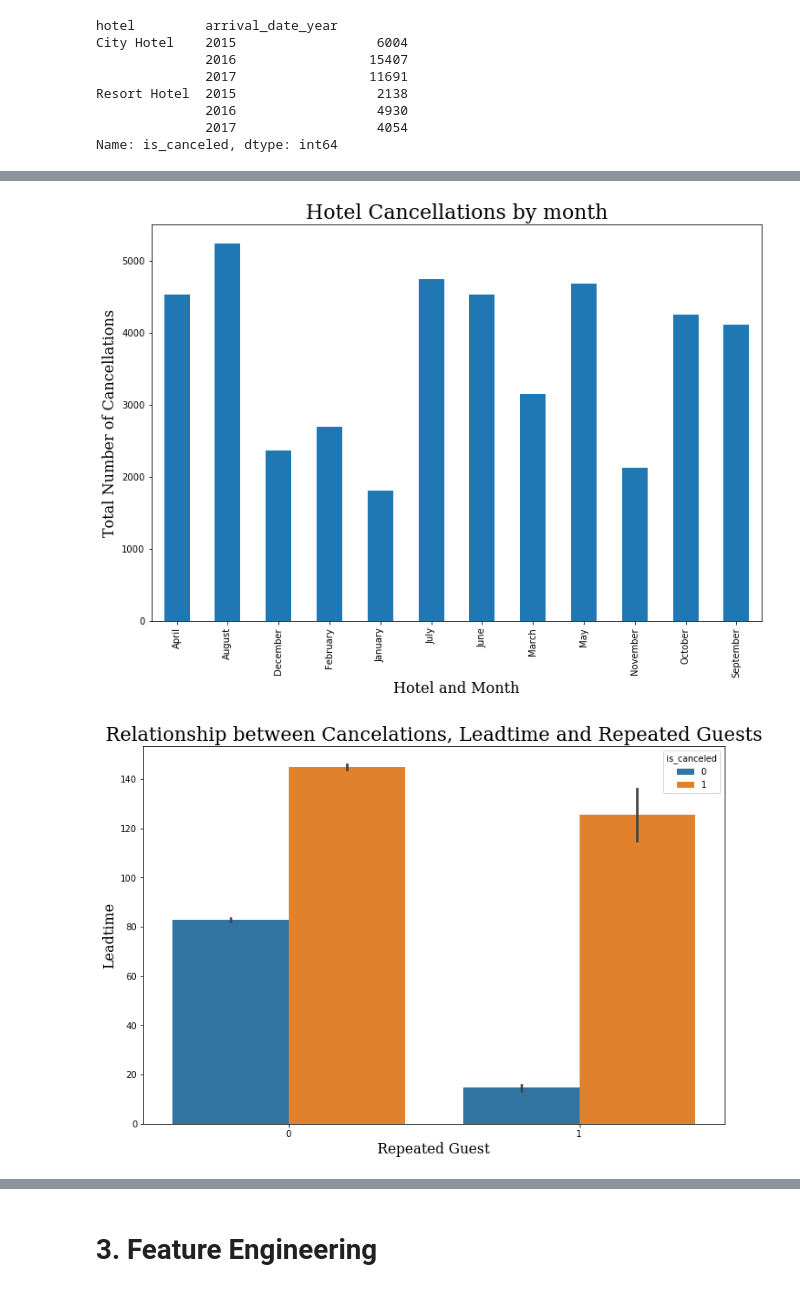
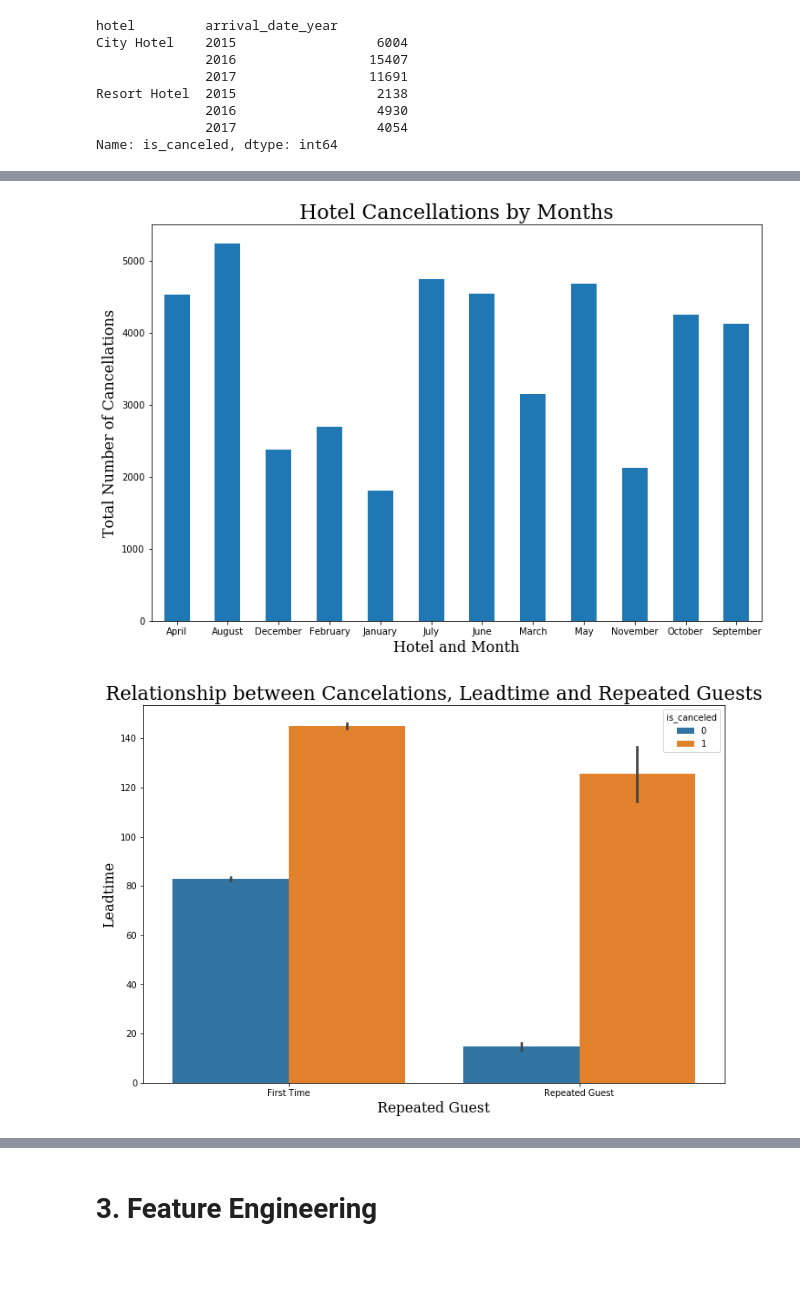
Before and after one commit to acoco10/Hotel-Cancellation-Model, a Jupyter notebook: Final Notebook.ipynb, the cells around one changed output, grey strips where cells are left out. Drawn from its saved outputs; the diff is of its cells as text; code cells hidden in the pictures; blank space fills up the shorter version.

```diff
--- a/Final Notebook.ipynb
+++ b/Final Notebook.ipynb
@@ -254,17 +211,21 @@ ax.xaxis.set_tick_params(rotation=45);
 # %%
 df.groupby(['arrival_date_month'])['is_canceled'].sum().plot.bar(figsize=(12,8)) # plotting the above information
-plt.title('Hotel Cancellations by month', fontdict = Title)
+plt.title('Hotel Cancellations by Months', fontdict = Title)
 plt.ylabel('Total Number of Cancellations', fontdict = sub)
 plt.xlabel("Hotel and Month", rotation = 0, fontdict=sub)
-ax.xaxis.set_tick_params(rotation=45);
+plt.xticks(rotation=0)
+plt.savefig('images/cancellation_months', bbox_inches = "tight");
 # %% [output]
-[figure, old version]
+[figure, new version]
 # %%
 fig, ax = (plt.subplots(figsize = (12,8)))
 sns.barplot(x="is_repeated_guest",y= "lead_time", data=df, hue="is_canceled")
 plt.title("Relationship between Cancelations, Leadtime and Repeated Guests", fontdict = Title)
 plt.xlabel("Repeated Guest", fontdict = sub)
-plt.ylabel("Leadtime", fontdict = sub);
+plt.ylabel("Leadtime", fontdict = sub)
+plt.xticks([0,1],['First Time', 'Repeated Guest'])
+#plt.legend(["No", "Yes"])
+plt.savefig('images/relationship_cancel_lt_repeated', bbox_inches = "tight");
 # %% [output]
-[figure, old version]
+[figure, new version]
 # %%
```
Also changed, not shown: parts of 40 cells of this notebook, 7 other files.
